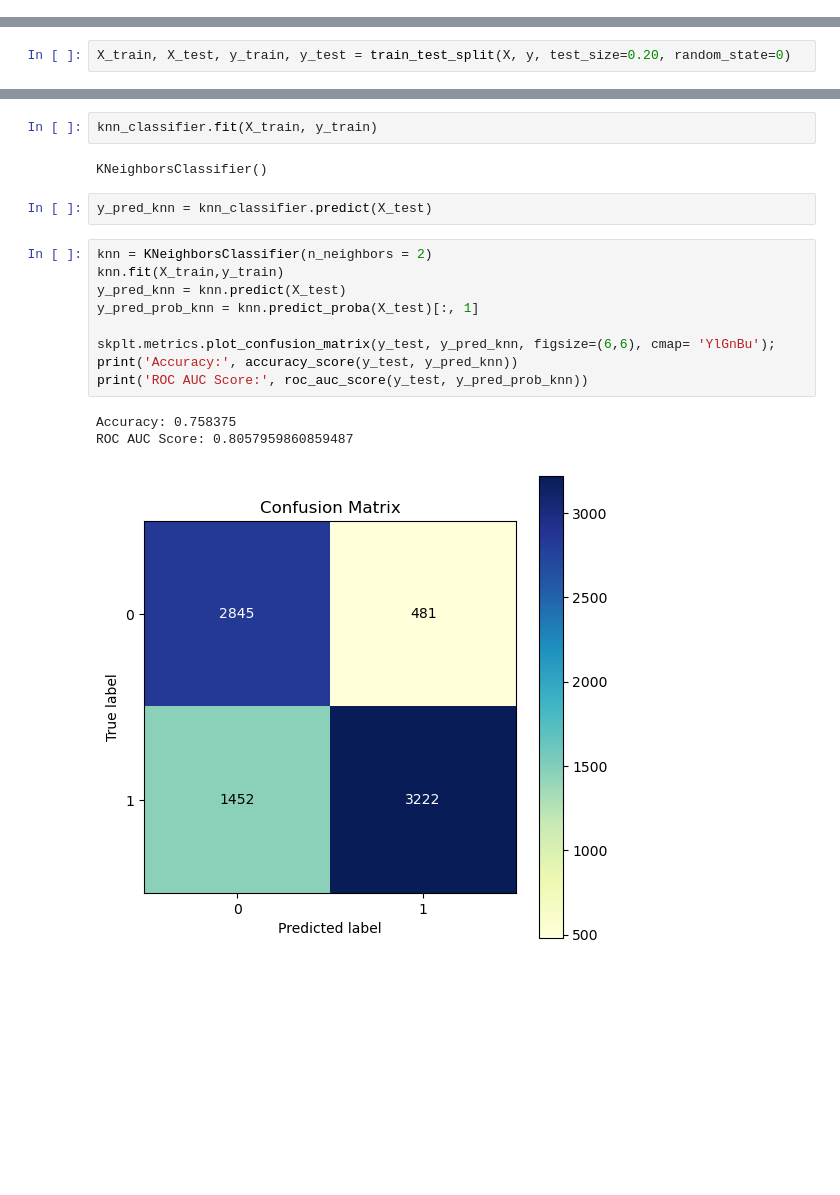
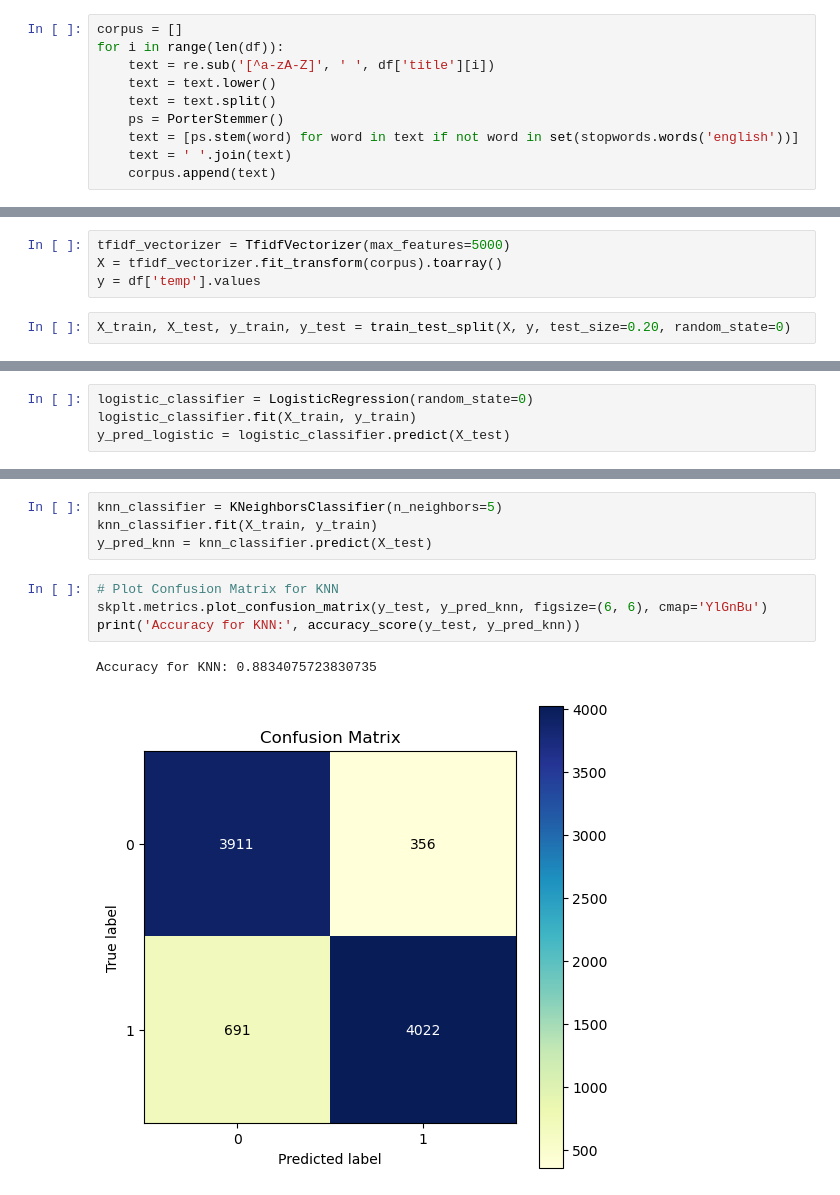
Before and after one commit to yadalaa/Fake-News-Detection, a Jupyter notebook: Model_training.ipynb, the cells around one changed output, grey strips where cells are left out. Drawn from its saved outputs; the diff is of its cells as text; blank space fills up the shorter version.

```diff
--- a/Model_training.ipynb
+++ b/Model_training.ipynb
@@ -80,3 +63,13 @@ for i in range(0, 40000):
+# %%
+corpus = []
+for i in range(len(df)):
+    text = re.sub('[^a-zA-Z]', ' ', df['title'][i])
+    text = text.lower()
+    text = text.split()
+    ps = PorterStemmer()
+    text = [ps.stem(word) for word in text if not word in set(stopwords.words('english'))]
+    text = ' '.join(text)
+    corpus.append(text)
 # %%
 df
 # %% [output]
@@ -161,2 +89,6 @@ from imblearn.over_sampling import RandomOverSampler
+# %%
+tfidf_vectorizer = TfidfVectorizer(max_features=5000)
+X = tfidf_vectorizer.fit_transform(corpus).toarray()
+y = df['temp'].values
 # %%
 X_train, X_test, y_train, y_test = train_test_split(X, y, test_size=0.20, random_state=0)
@@ -164,0 +95,4 @@ knn_classifier = KNeighborsClassifier(n_neighbors=5)  # You can adjust the numbe
+# %%
+logistic_classifier = LogisticRegression(random_state=0)
+logistic_classifier.fit(X_train, y_train)
+y_pred_logistic = logistic_classifier.predict(X_test)
@@ -165,19 +125,11 @@ knn_classifier = KNeighborsClassifier(n_neighbors=5)  # You can adjust the numbe
 # %%
+knn_classifier = KNeighborsClassifier(n_neighbors=5)
 knn_classifier.fit(X_train, y_train)
+y_pred_knn = knn_classifier.predict(X_test)
-# %% [output]
-KNeighborsClassifier()
-# %%
-y_pred_knn = knn_classifier.predict(X_test)
 # %%
-knn = KNeighborsClassifier(n_neighbors = 2)
-knn.fit(X_train,y_train)
-y_pred_knn = knn.predict(X_test)
-y_pred_prob_knn = knn.predict_proba(X_test)[:, 1]
-
-skplt.metrics.plot_confusion_matrix(y_test, y_pred_knn, figsize=(6,6), cmap= 'YlGnBu');
-print('Accuracy:', accuracy_score(y_test, y_pred_knn))
-print('ROC AUC Score:', roc_auc_score(y_test, y_pred_prob_knn))
+# Plot Confusion Matrix for KNN
+skplt.metrics.plot_confusion_matrix(y_test, y_pred_knn, figsize=(6, 6), cmap='YlGnBu')
+print('Accuracy for KNN:', accuracy_score(y_test, y_pred_knn))
 # %% [output]
-Accuracy: 0.758375
-ROC AUC Score: 0.8057959860859487
+Accuracy for KNN: 0.8834075723830735
-[figure, old version]
+[figure, new version]
```
Also changed, not shown: parts of 21 cells of this notebook.
